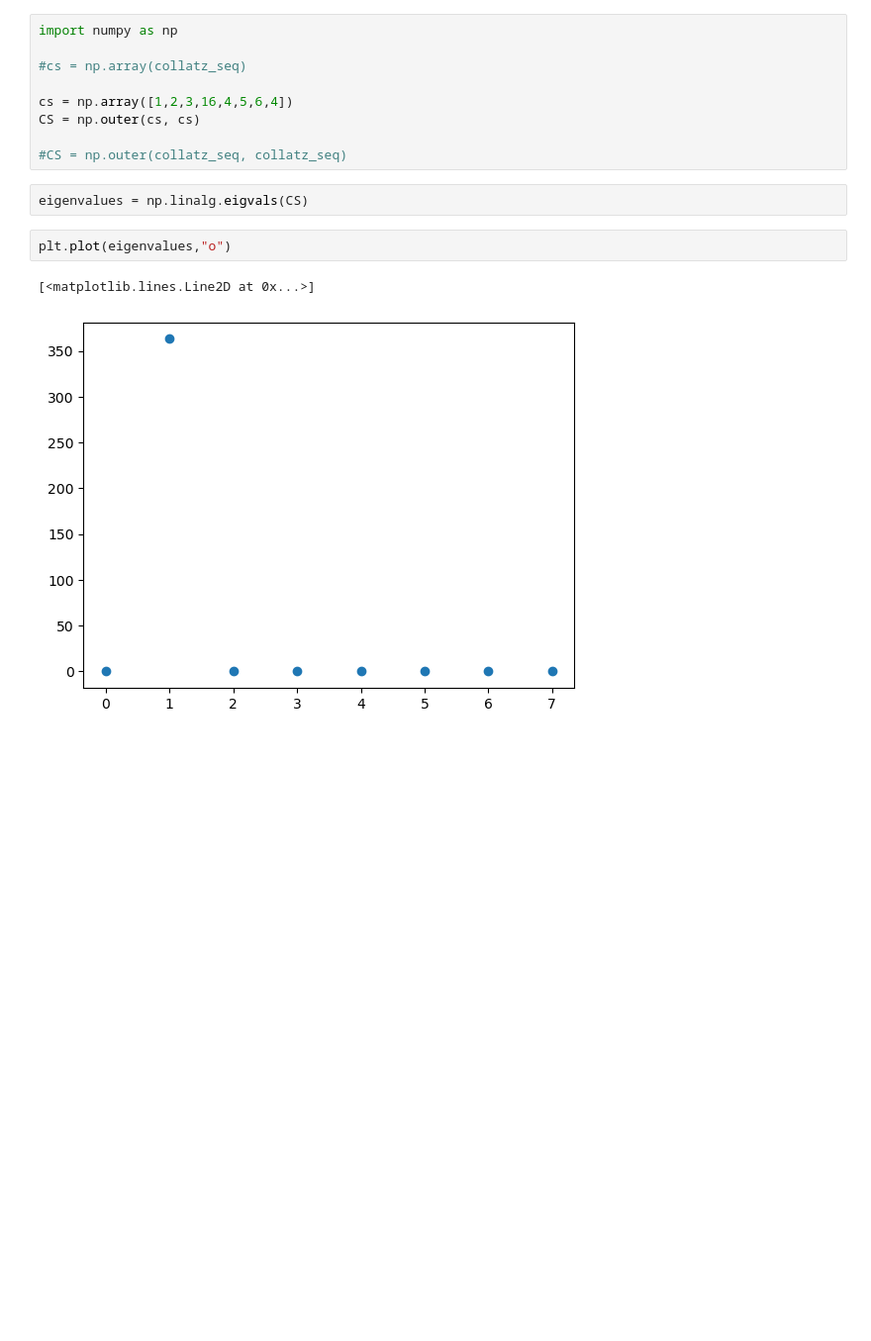
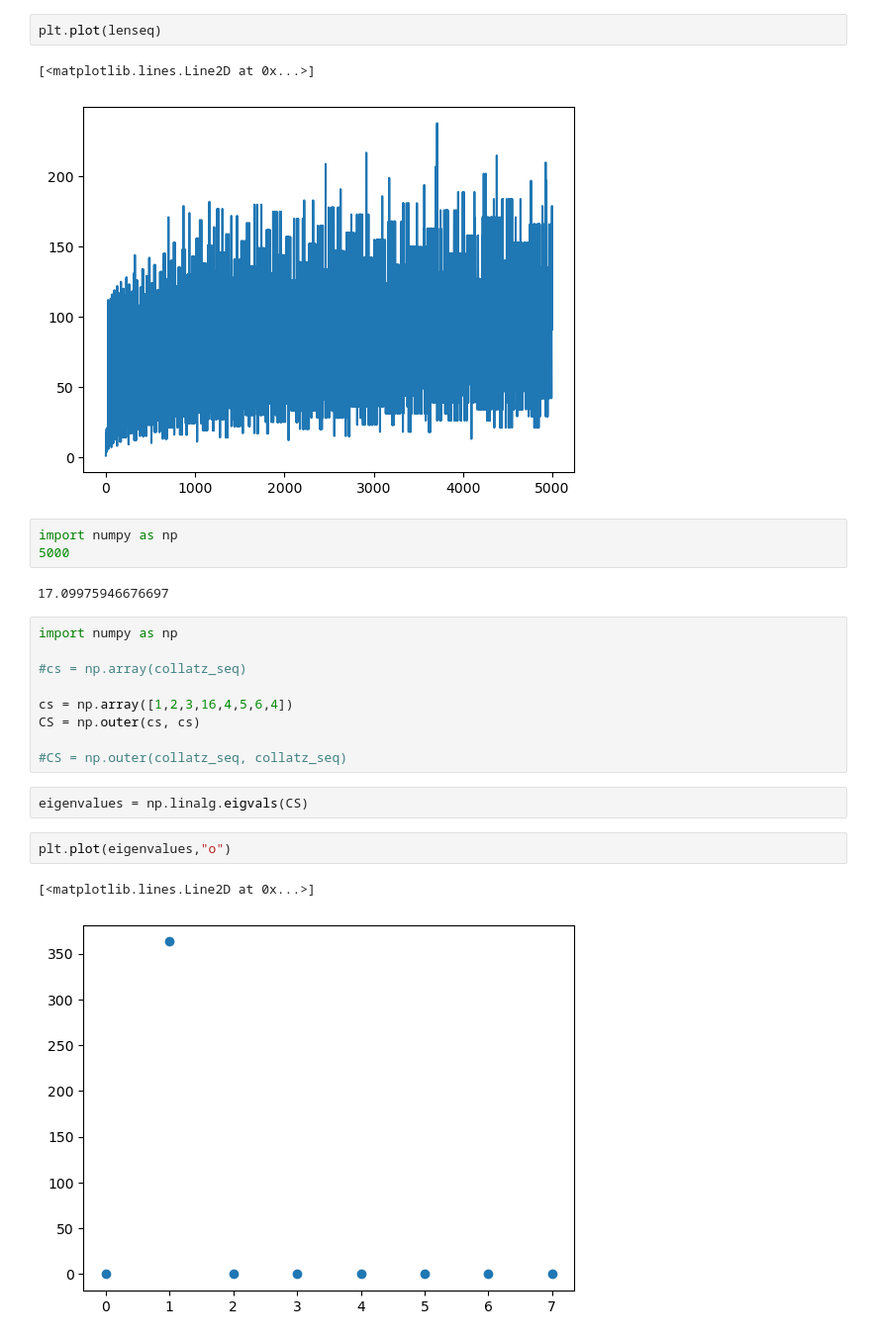
Before and after one commit to petron23/maths_and_physics, a Jupyter notebook: Collatz_conjecture/collatz.ipynb, the cells around one changed output. Shown at 99% size. Cells and saved outputs as stored; diff of their text form; blank space fills up the shorter version.

```diff
--- a/Collatz_conjecture/collatz.ipynb
+++ b/Collatz_conjecture/collatz.ipynb
@@ -36,3 +56,13 @@ plt.show()
+# %%
+plt.plot(lenseq)
+# %% [output]
+[<matplotlib.lines.Line2D at 0x...>]
+[figure, added]
+# %%
+import numpy as np
+5000
+# %% [output]
+17.09975946676697
 # %%
 import numpy as np
 
```
Also changed, not shown: parts of 3 cells of this notebook.
